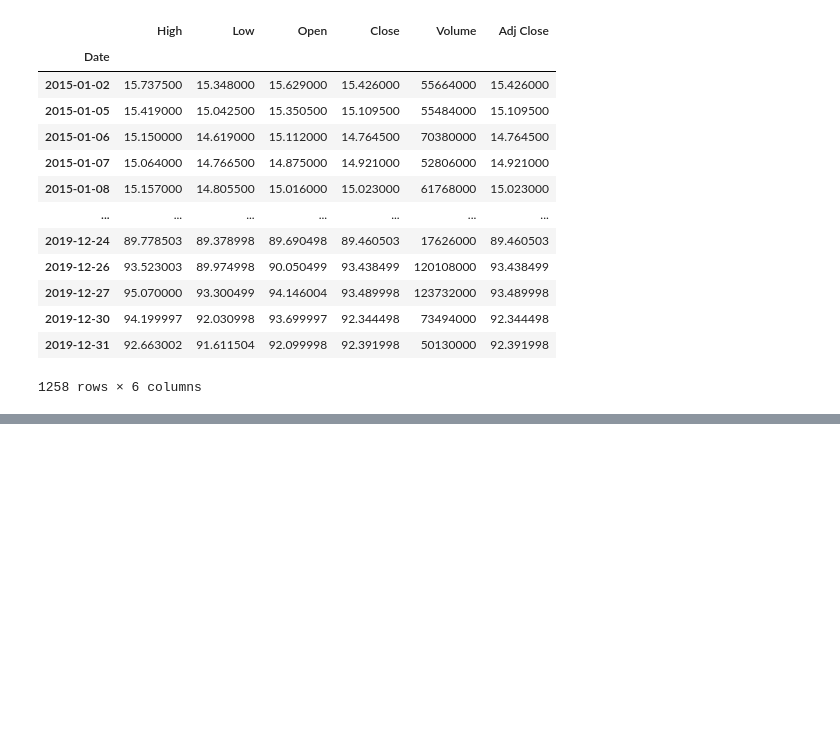
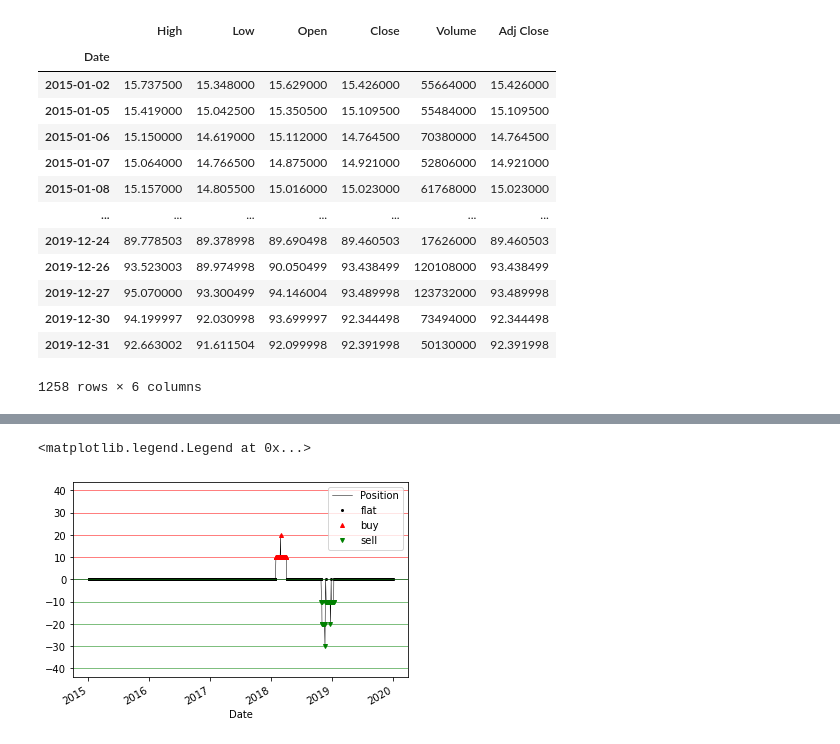
Before and after one commit to Kexin996/portfolio, a Jupyter notebook: volaity_adjusted/trend_following_apo.ipynb, the cells around one changed output, grey strips where cells are left out. Saved outputs shown, nothing was run; the diff lists cells and outputs as text; code cells hidden in the pictures; blank space fills up the shorter version.

```diff
--- a/volaity_adjusted/trend_following_apo.ipynb
+++ b/volaity_adjusted/trend_following_apo.ipynb
@@ -35,0 +270,19 @@ data_amzn
+# %%
+# to prove our guess, we draw the position graph
+data_amzn['Position'].plot(color = 'k',lw = 0.5)
+plt.plot(data_amzn[data_amzn.Position == 0].index, data_amzn.Position[data_amzn.Position == 0],marker = '.',markersize = 4,color = 'k',lw = 0, label = 'flat')
+plt.plot(data_amzn[data_amzn.Position > 0].index, data_amzn.Position[data_amzn.Position >0],marker = '^',markersize = 4,color = 'r',lw = 0, label = 'buy')
+plt.plot(data_amzn[data_amzn.Position < 0].index, data_amzn.Position[data_amzn.Position <0],marker = 'v',markersize = 4,color = 'g',lw = 0, label = 'sell')
+
+plt.axhline(y = 0, lw = 0.5, color = 'k')
+
+for i in range(num_shares, num_shares*5,num_shares):
+    plt.axhline(y = i,lw = 0.5, color = 'r')
+
+for i in range(0, -num_shares*5,-num_shares):
+    plt.axhline(y = i,lw = 0.5, color = 'g')
+
+plt.legend()
+# %% [output]
+<matplotlib.legend.Legend at 0x...>
+[figure, added]
```
Also changed, not shown: parts of 9 cells of this notebook, 3 other files.
